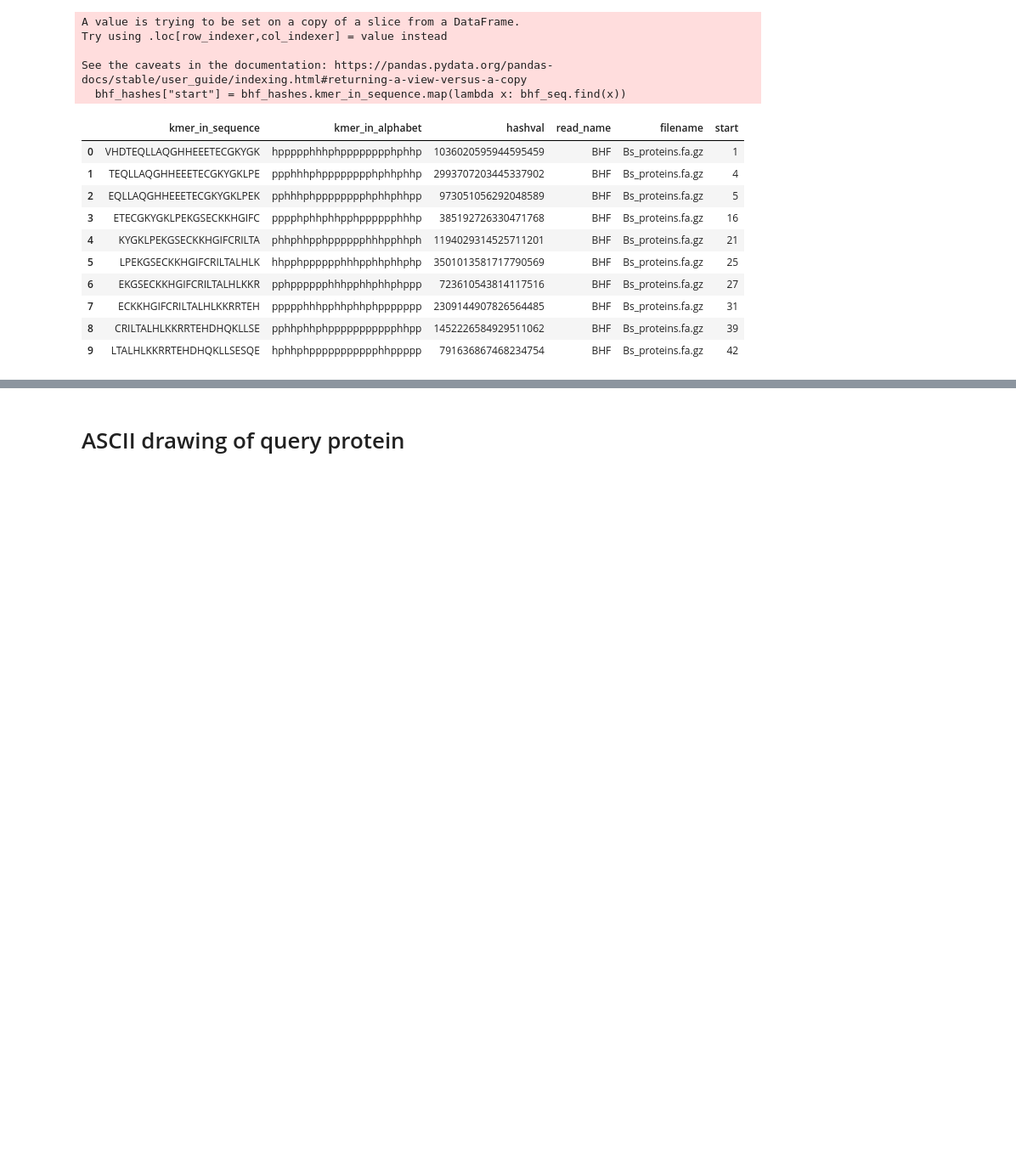
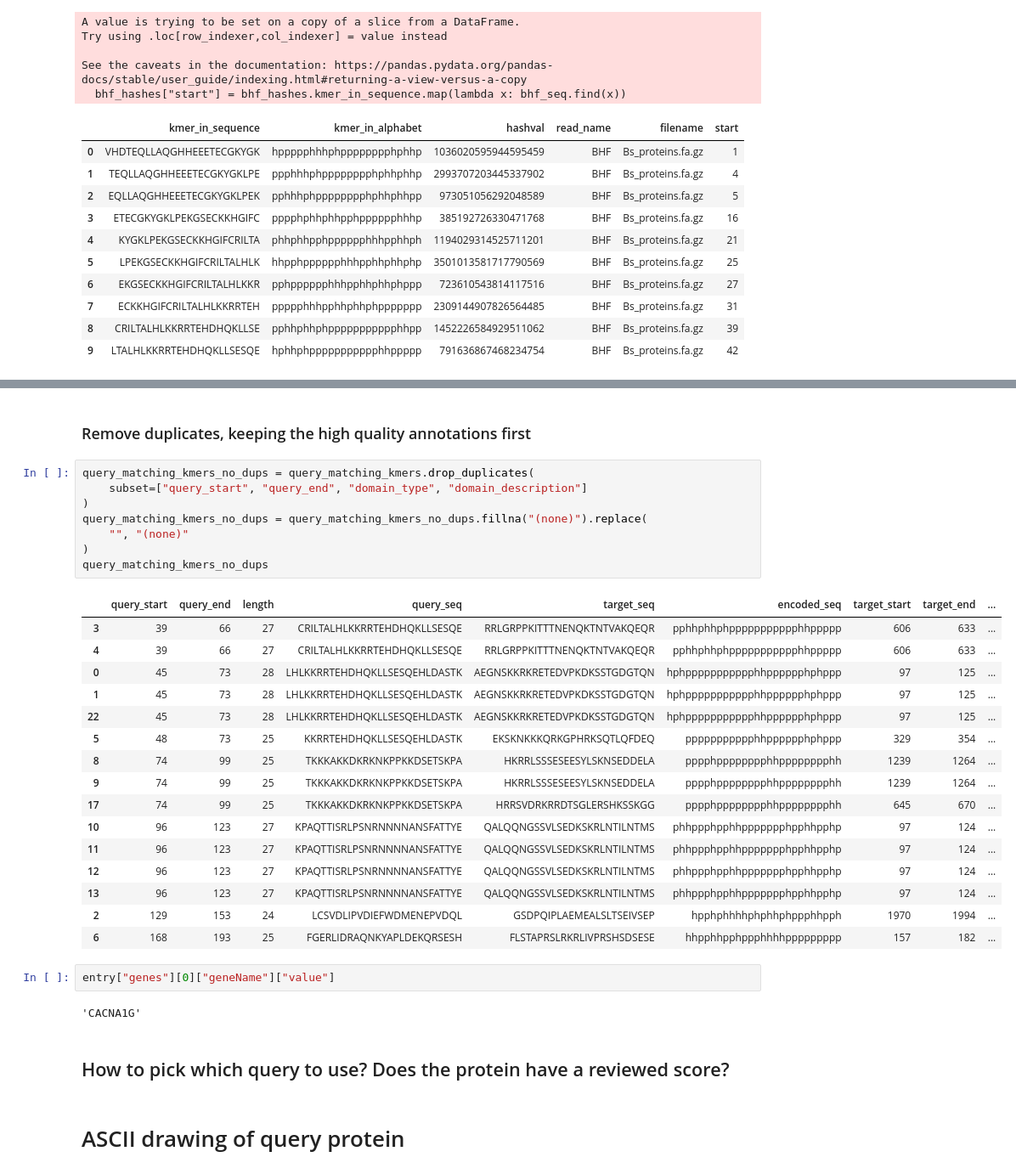
Before and after one commit to olgabot/botryllus-mhc, a Jupyter notebook: notebooks/601_hashes_matching_domains.ipynb, the cells around one changed output, grey strips where cells are left out. Shown: that part at 85% size. Cells and saved outputs as stored; diff of their text form; blank space fills up the shorter version.

```diff
--- a/notebooks/601_hashes_matching_domains.ipynb
+++ b/notebooks/601_hashes_matching_domains.ipynb
@@ -341,3 +355,36 @@ query_matching_kmers
+# %% [markdown]
+### Remove duplicates, keeping the high quality annotations first
+# %%
+query_matching_kmers_no_dups = query_matching_kmers.drop_duplicates(
+    subset=["query_start", "query_end", "domain_type", "domain_description"]
+)
+query_matching_kmers_no_dups = query_matching_kmers_no_dups.fillna("(none)").replace(
+    "", "(none)"
+)
+query_matching_kmers_no_dups
+# %% [output]
+|  | query_start | query_end | length | query_seq | target_seq | encoded_seq | target_start | target_end | ... |
+| 3 | 39 | 66 | 27 | CRILTALHLKKRRTEHDHQKLLSESQE | RRLGRPPKITTTNENQKTNTVAKQEQR | pphhphhphppppppppppphhppppp | 606 | 633 | ... |
+| 4 | 39 | 66 | 27 | CRILTALHLKKRRTEHDHQKLLSESQE | RRLGRPPKITTTNENQKTNTVAKQEQR | pphhphhphppppppppppphhppppp | 606 | 633 | ... |
+| 0 | 45 | 73 | 28 | LHLKKRRTEHDHQKLLSESQEHLDASTK | AEGNSKKRKRETEDVPKDKSSTGDGTQN | hphppppppppppphhpppppphphppp | 97 | 125 | ... |
+| 1 | 45 | 73 | 28 | LHLKKRRTEHDHQKLLSESQEHLDASTK | AEGNSKKRKRETEDVPKDKSSTGDGTQN | hphppppppppppphhpppppphphppp | 97 | 125 | ... |
+| 22 | 45 | 73 | 28 | LHLKKRRTEHDHQKLLSESQEHLDASTK | AEGNSKKRKRETEDVPKDKSSTGDGTQN | hphppppppppppphhpppppphphppp | 97 | 125 | ... |
+| 5 | 48 | 73 | 25 | KKRRTEHDHQKLLSESQEHLDASTK | EKSKNKKKQRKGPHRKSQTLQFDEQ | ppppppppppphhpppppphphppp | 329 | 354 | ... |
+| 8 | 74 | 99 | 25 | TKKKAKKDKRKNKPPKKDSETSKPA | HKRRLSSSESEESYLSKNSEDDELA | pppphpppppppphhpppppppphh | 1239 | 1264 | ... |
+| 9 | 74 | 99 | 25 | TKKKAKKDKRKNKPPKKDSETSKPA | HKRRLSSSESEESYLSKNSEDDELA | pppphpppppppphhpppppppphh | 1239 | 1264 | ... |
+| 17 | 74 | 99 | 25 | TKKKAKKDKRKNKPPKKDSETSKPA | HRRSVDRKRRDTSGLERSHKSSKGG | pppphpppppppphhpppppppphh | 645 | 670 | ... |
+| 10 | 96 | 123 | 27 | KPAQTTISRLPSNRNNNNANSFATTYE | QALQQNGSSVLSEDKSKRLNTILNTMS | phhppphpphhppppppphpphhpphp | 97 | 124 | ... |
+| 11 | 96 | 123 | 27 | KPAQTTISRLPSNRNNNNANSFATTYE | QALQQNGSSVLSEDKSKRLNTILNTMS | phhppphpphhppppppphpphhpphp | 97 | 124 | ... |
+| 12 | 96 | 123 | 27 | KPAQTTISRLPSNRNNNNANSFATTYE | QALQQNGSSVLSEDKSKRLNTILNTMS | phhppphpphhppppppphpphhpphp | 97 | 124 | ... |
+| 13 | 96 | 123 | 27 | KPAQTTISRLPSNRNNNNANSFATTYE | QALQQNGSSVLSEDKSKRLNTILNTMS | phhppphpphhppppppphpphhpphp | 97 | 124 | ... |
+| 2 | 129 | 153 | 24 | LCSVDLIPVDIEFWDMENEPVDQL | GSDPQIPLAEMEALSLTSEIVSEP | hpphphhhhphphhphppphhpph | 1970 | 1994 | ... |
+| 6 | 168 | 193 | 25 | FGERLIDRAQNKYAPLDEKQRSESH | FLSTAPRSLRKRLIVPRSHSDSESE | hhpphhpphppphhhhppppppppp | 157 | 182 | ... |
+# %%
+entry["genes"][0]["geneName"]["value"]
+# %% [output]
+'CACNA1G'
+# %% [markdown]
+## How to pick which query to use? Does the protein have a reviewed score?
 # %% [markdown]
 # ASCII drawing of query protein
 # %%
```
Also changed, not shown: parts of 9 cells of this notebook, 1 other file.
